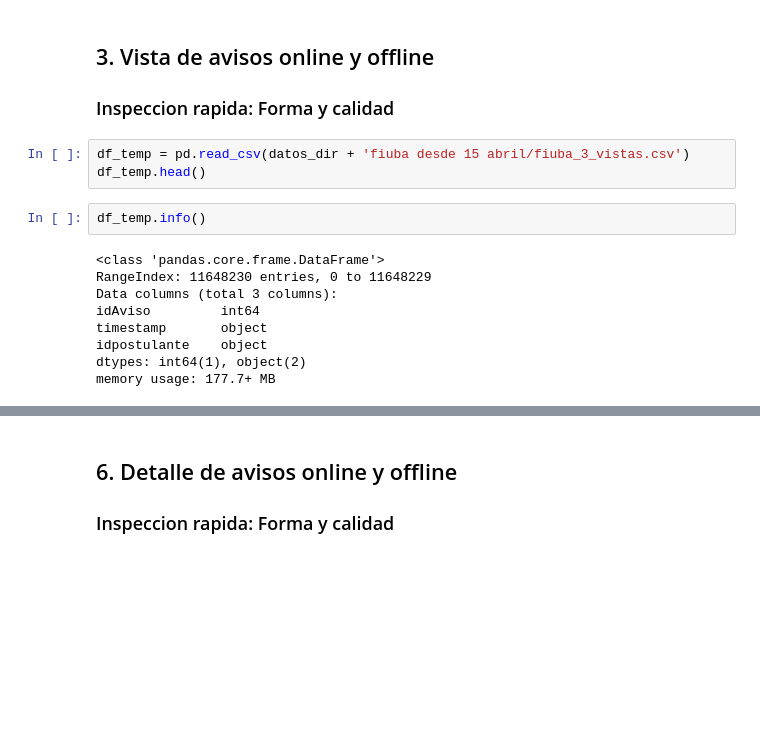
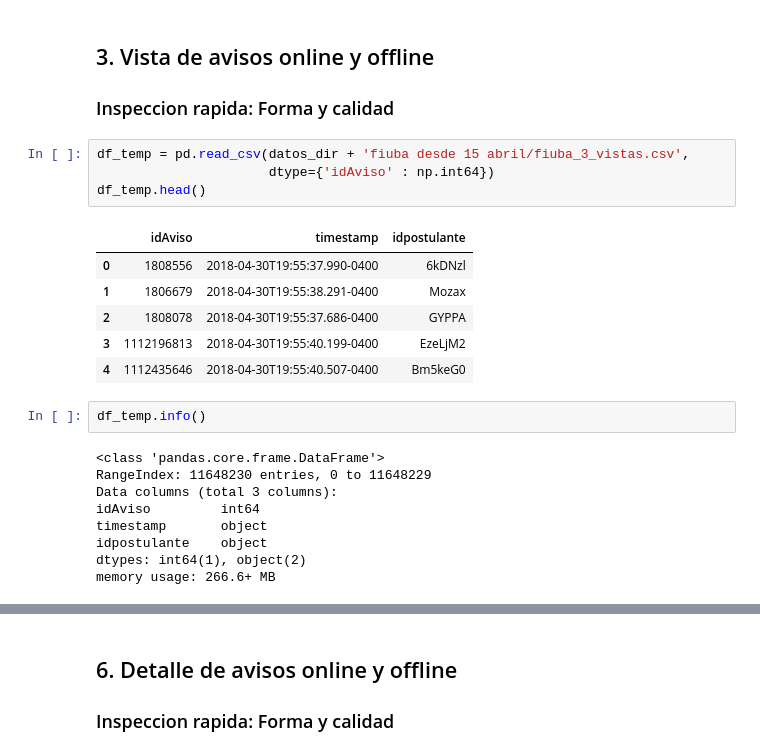
Before and after one commit to javierleyes/OrganizacionDeDatos, a Jupyter notebook: TP2/purgatorio_3.ipynb, the cells around one changed output, grey strips where cells are left out. Cells and saved outputs as stored; diff of their text form; blank space fills up the shorter version.

```diff
--- a/TP2/purgatorio_3.ipynb
+++ b/TP2/purgatorio_3.ipynb
@@ -120,8 +120,16 @@ False
 ## 3. Vista de avisos online y offline
 ### Inspeccion rapida: Forma y calidad
 # %%
-df_temp = pd.read_csv(datos_dir + 'fiuba desde 15 abril/fiuba_3_vistas.csv')
+df_temp = pd.read_csv(datos_dir + 'fiuba desde 15 abril/fiuba_3_vistas.csv',
+                      dtype={'idAviso' : np.int64})
 df_temp.head()
+# %% [output]
+|  | idAviso | timestamp | idpostulante |
+| 0 | 1808556 | 2018-04-30T19:55:37.990-0400 | 6kDNzl |
+| 1 | 1806679 | 2018-04-30T19:55:38.291-0400 | Mozax |
+| 2 | 1808078 | 2018-04-30T19:55:37.686-0400 | GYPPA |
+| 3 | 1112196813 | 2018-04-30T19:55:40.199-0400 | EzeLjM2 |
+| 4 | 1112435646 | 2018-04-30T19:55:40.507-0400 | Bm5keG0 |
 # %%
 df_temp.info()
 # %% [output]
@@ -132,5 +140,5 @@ idAviso         int64
 timestamp       object
 idpostulante    object
 dtypes: int64(1), object(2)
-memory usage: 177.7+ MB
+memory usage: 266.6+ MB
 # %%
```
Also changed, not shown: parts of 15 cells of this notebook, 1 other file.
